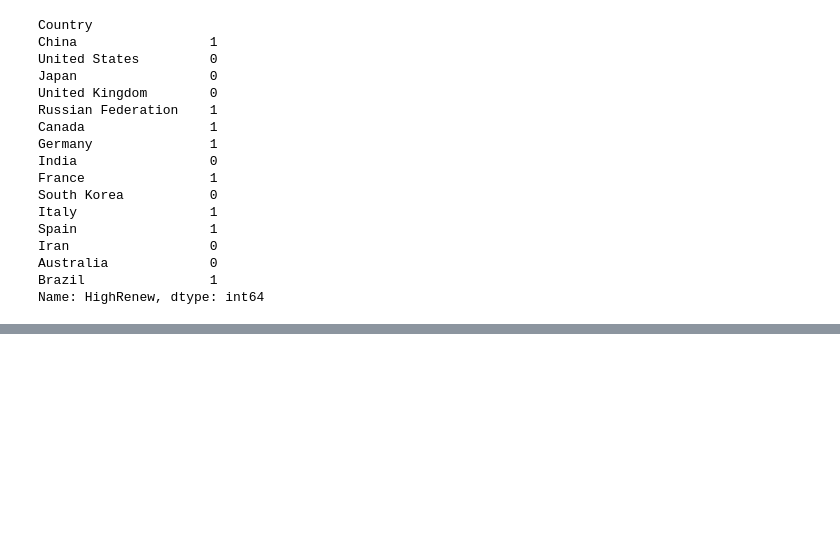
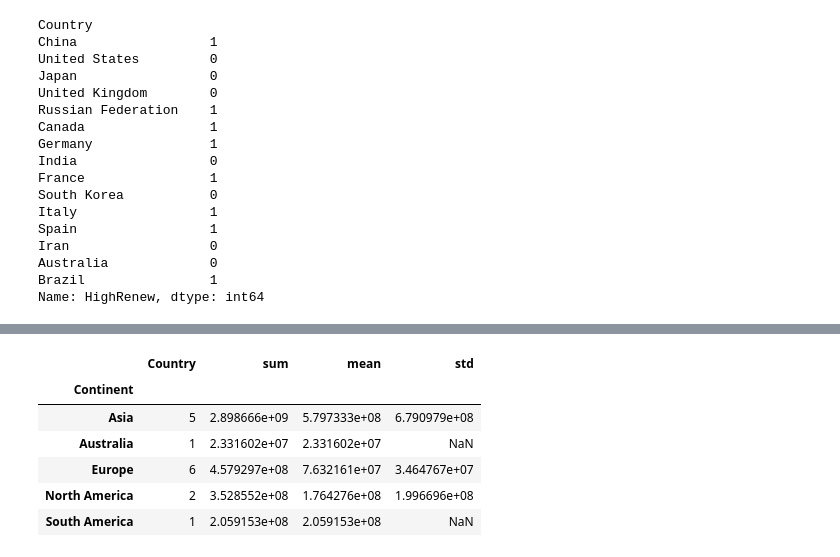
Before and after one commit to JhonSanz/pandas_numpy, a Jupyter notebook: pandas/dataframe/coursera/6_assignment.ipynb, the cells around one changed output, grey strips where cells are left out. Drawn from its saved outputs; the diff is of its cells as text; code cells hidden in the pictures; blank space fills up the shorter version.

```diff
--- a/pandas/dataframe/coursera/6_assignment.ipynb
+++ b/pandas/dataframe/coursera/6_assignment.ipynb
@@ -33,7 +33,7 @@ Energy['Country'] = Energy['Country'].apply(
     lambda x: proccess_regex('([\w\s]+)(?:\ {1}\(.*\))', x)
 )
 Energy['Country'] = Energy['Country'].apply(
-    lambda x: proccess_regex('([a-zA-Z\s]+)(?:\d+)', x)
+    lambda x: proccess_regex('([a-zA-Z\s\,]+)(?:\d+)', x)
 )
 
 Energy.replace({
@@ -64,10 +64,10 @@ ScimEn = pd.read_excel("scimagojr-3.xlsx")
 # if not an error is displayed
 # No common columns to perform merge on. Merge options: left_on=None, right_on=None, left_index=False, right_index=False
 j1 = pd.merge(ScimEn, Energy)
-j2 = pd.merge(j1, GDP)
+j2_ = pd.merge(j1, GDP)
 
 # Return the top 15 countries
-j2 = j2[0:15]
+j2 = j2_[0:15]
 columns = [
     'Country', 'Rank', 'Documents', 'Citable documents', 'Citations',
     'Self-citations', 'Citations per document', 'H index',
@@ -239,0 +281,35 @@ Name: HighRenew, dtype: int64
+# %%
+ContinentDict  = {'China':'Asia',
+                'United States':'North America',
+                'Japan':'Asia',
+                'United Kingdom':'Europe',
+                'Russian Federation':'Europe',
+                'Canada':'North America',
+                'Germany':'Europe',
+                'India':'Asia',
+                'France':'Europe',
+                'South Korea':'Asia',
+                'Italy':'Europe',
+                'Spain':'Europe',
+                'Iran':'Asia',
+                'Australia':'Australia',
+                'Brazil':'South America'}
+
+Top15 = j2.copy().reset_index()
+Top15['pop'] = Top15['Energy Supply'] / Top15['Energy Supply per Capita']
+Top15['Continent'] = Top15['Country'].apply(lambda x: ContinentDict[x])
+Top15 = Top15[['Country', 'Continent', 'pop']]
+result = Top15.groupby('Continent')[['Country']].count()
+result['sum'] = Top15.groupby('Continent')['pop'].sum()
+result['mean'] = Top15.groupby('Continent')['pop'].mean()
+result['std'] = Top15.groupby('Continent')['pop'].std()
+result = result.reset_index().set_index('Continent')
+result
+# %% [output]
+|  | Country | sum | mean | std |
+| Continent |  |  |  |  |
+| Asia | 5 | 2.898666e+09 | 5.797333e+08 | 6.790979e+08 |
+| Australia | 1 | 2.331602e+07 | 2.331602e+07 | NaN |
+| Europe | 6 | 4.579297e+08 | 7.632161e+07 | 3.464767e+07 |
+| North America | 2 | 3.528552e+08 | 1.764276e+08 | 1.996696e+08 |
+| South America | 1 | 2.059153e+08 | 2.059153e+08 | NaN |
```
Also changed, not shown: parts of 8 cells of this notebook.
